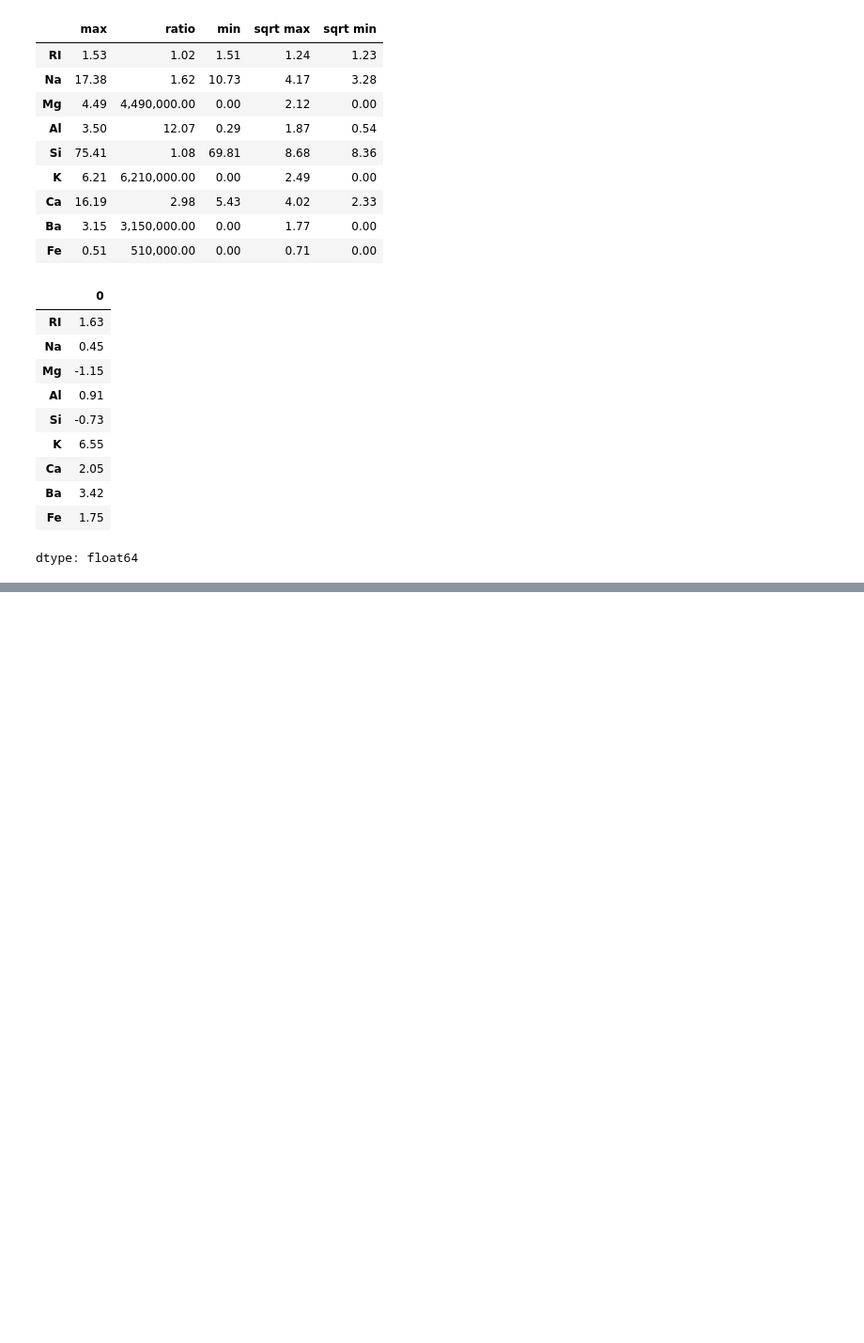
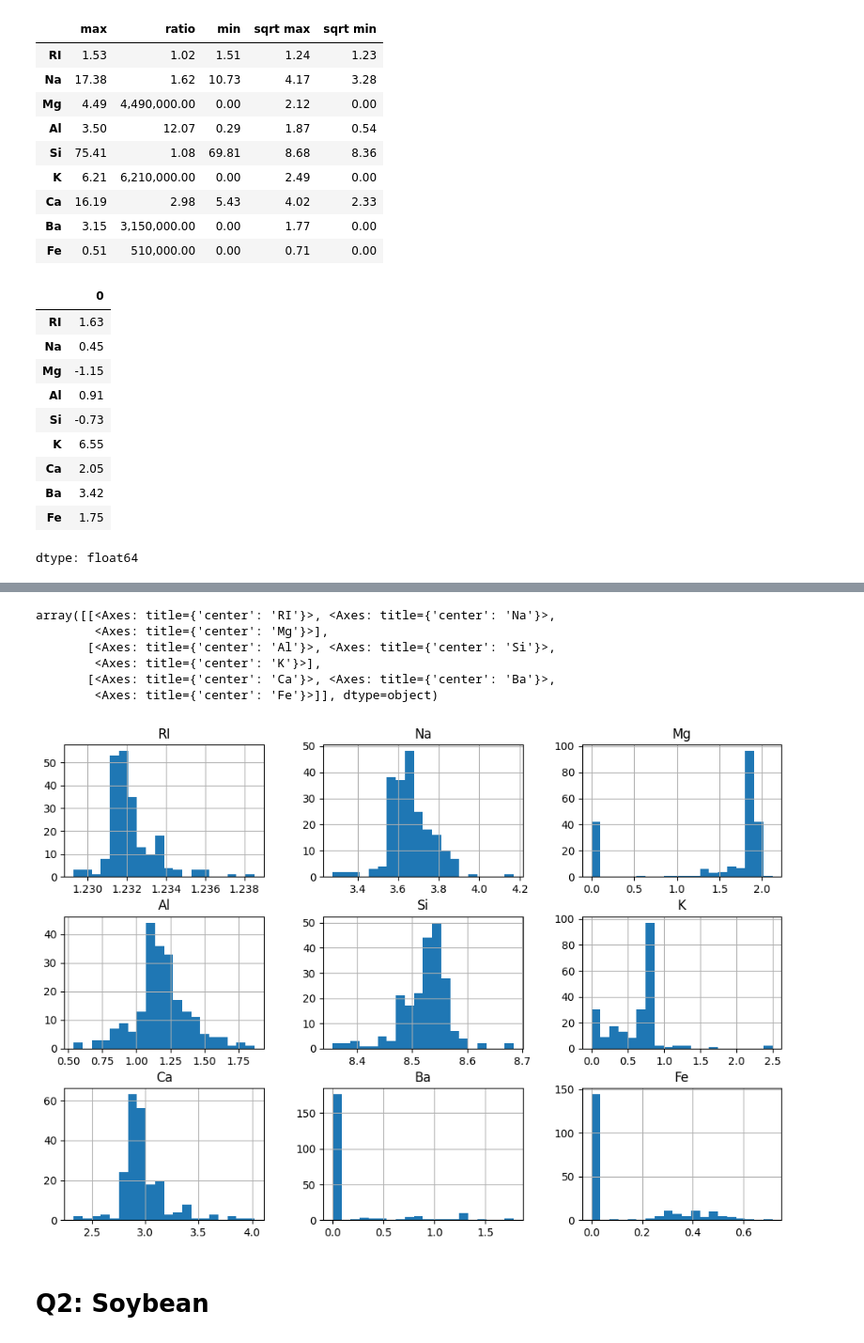
Before and after one commit to sfarheen28/app_predictive_modeling, a Jupyter notebook: APL_preprocess_ch3.ipynb, the cells around one changed output, grey strips where cells are left out. Shown at 94% size. Saved outputs shown, nothing was run; the diff lists cells and outputs as text; code cells hidden in the pictures; blank space fills up the shorter version.

```diff
--- a/APL_preprocess_ch3.ipynb
+++ b/APL_preprocess_ch3.ipynb
@@ -177 +235,11 @@ X_scaled.skew()
 dtype: float64
+# %%
+X_scaled.hist(bins=20, figsize=(12, 8))
+# %% [output]
+array([[<Axes: title={'center': 'RI'}>, <Axes: title={'center': 'Na'}>,
+        <Axes: title={'center': 'Mg'}>],
+       [<Axes: title={'center': 'Al'}>, <Axes: title={'center': 'Si'}>,
+        <Axes: title={'center': 'K'}>],
+       [<Axes: title={'center': 'Ca'}>, <Axes: title={'center': 'Ba'}>,
+        <Axes: title={'center': 'Fe'}>]], dtype=object)
+[figure, added]
@@ -177,0 +250,2 @@ dtype: float64
+# %% [markdown]
+# Q2: Soybean
```
Also changed, not shown: parts of 23 cells of this notebook.
